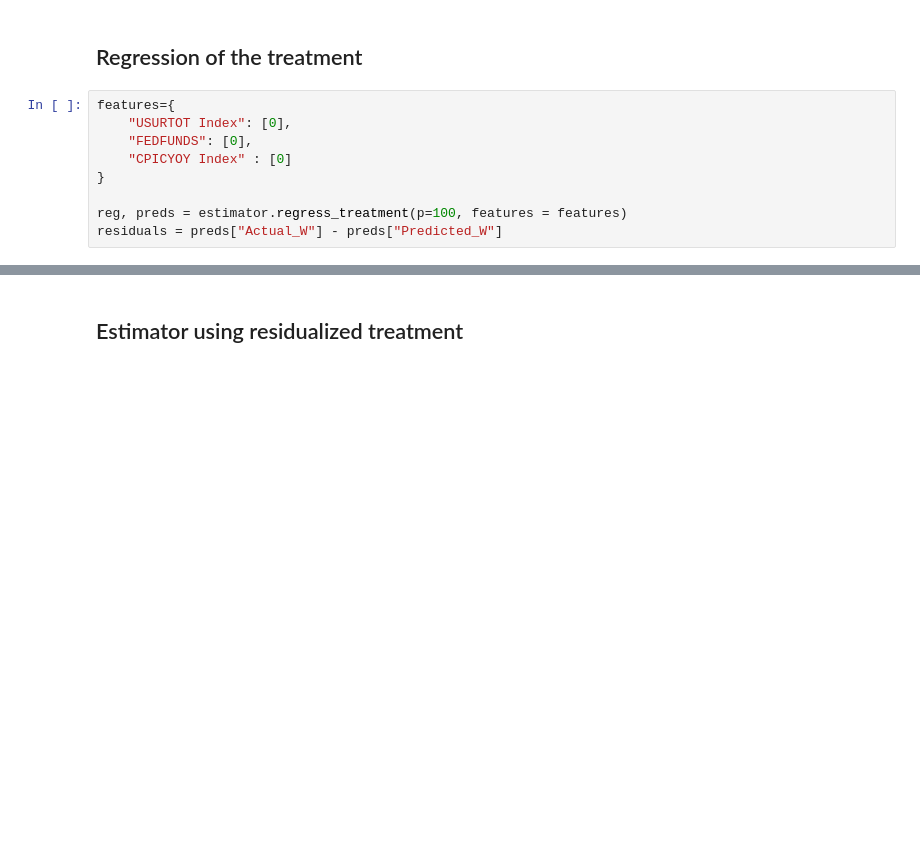
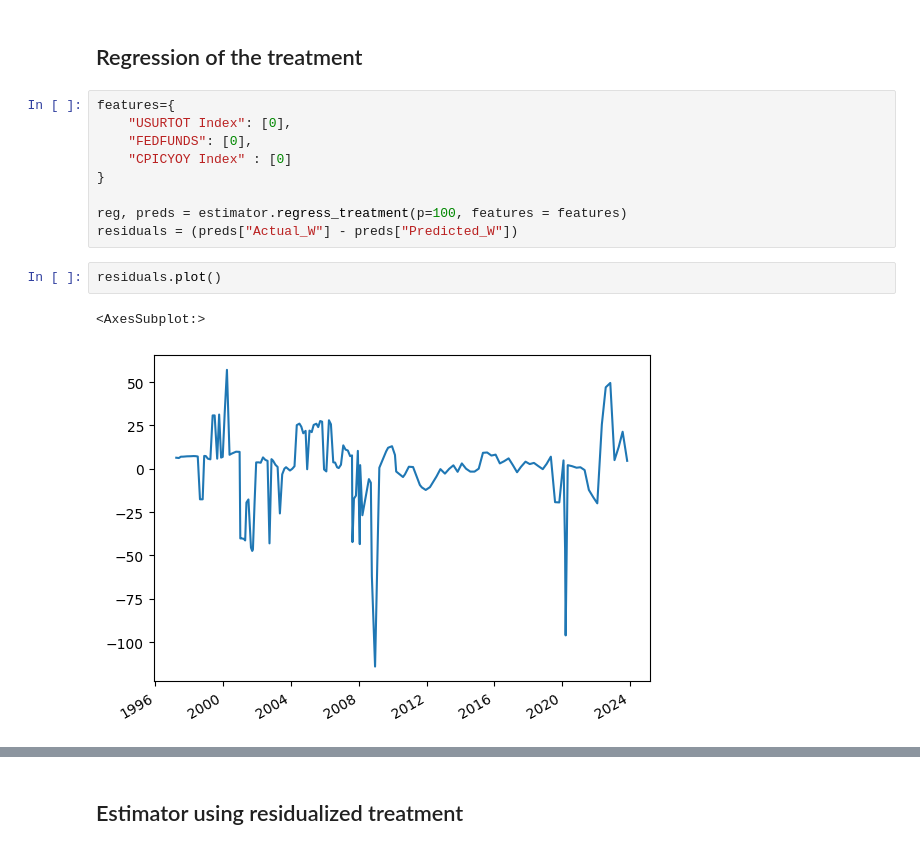
Before and after one commit to mehdizhioua/causal_effects_macro, a Jupyter notebook: experiments.ipynb, the cells around one changed output, grey strips where cells are left out. Drawn from its saved outputs; the diff is of its cells as text; blank space fills up the shorter version.

```diff
--- a/experiments.ipynb
+++ b/experiments.ipynb
@@ -53,4 +54,9 @@ features={
 }
 
 reg, preds = estimator.regress_treatment(p=100, features = features)
-residuals = preds["Actual_W"] - preds["Predicted_W"]
+residuals = (preds["Actual_W"] - preds["Predicted_W"])
+# %%
+residuals.plot()
+# %% [output]
+<AxesSubplot:>
+[figure, added]
```
Also changed, not shown: parts of 3 cells of this notebook, 1 other file.
